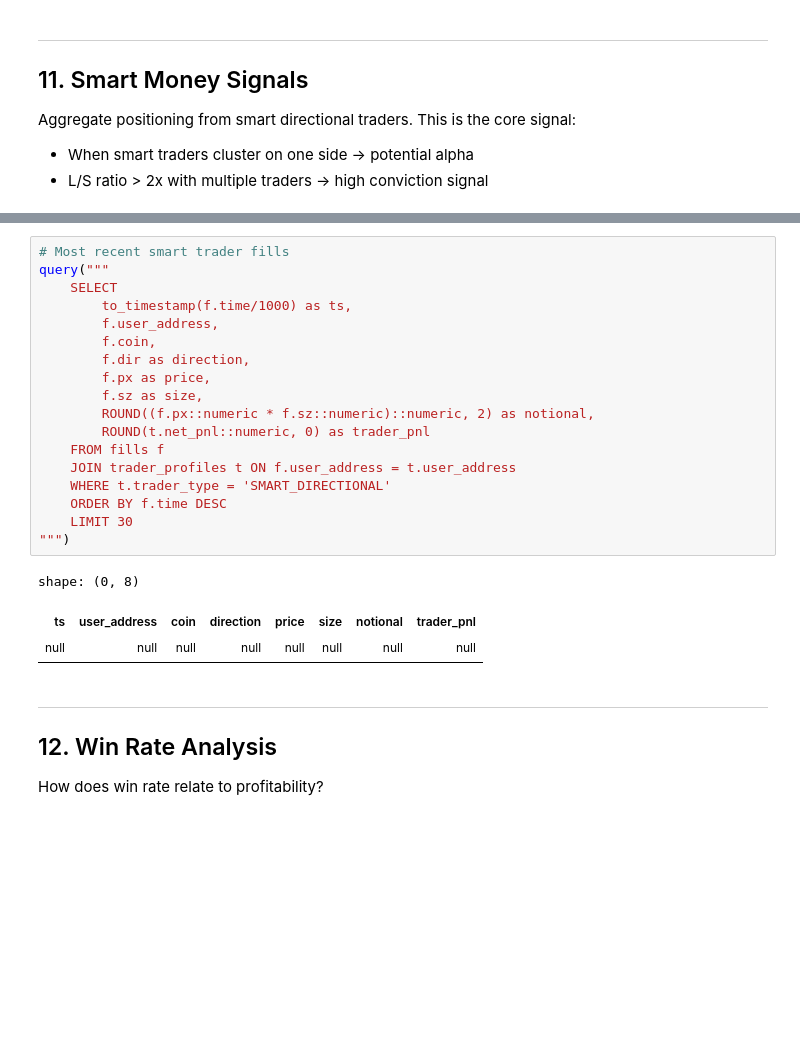
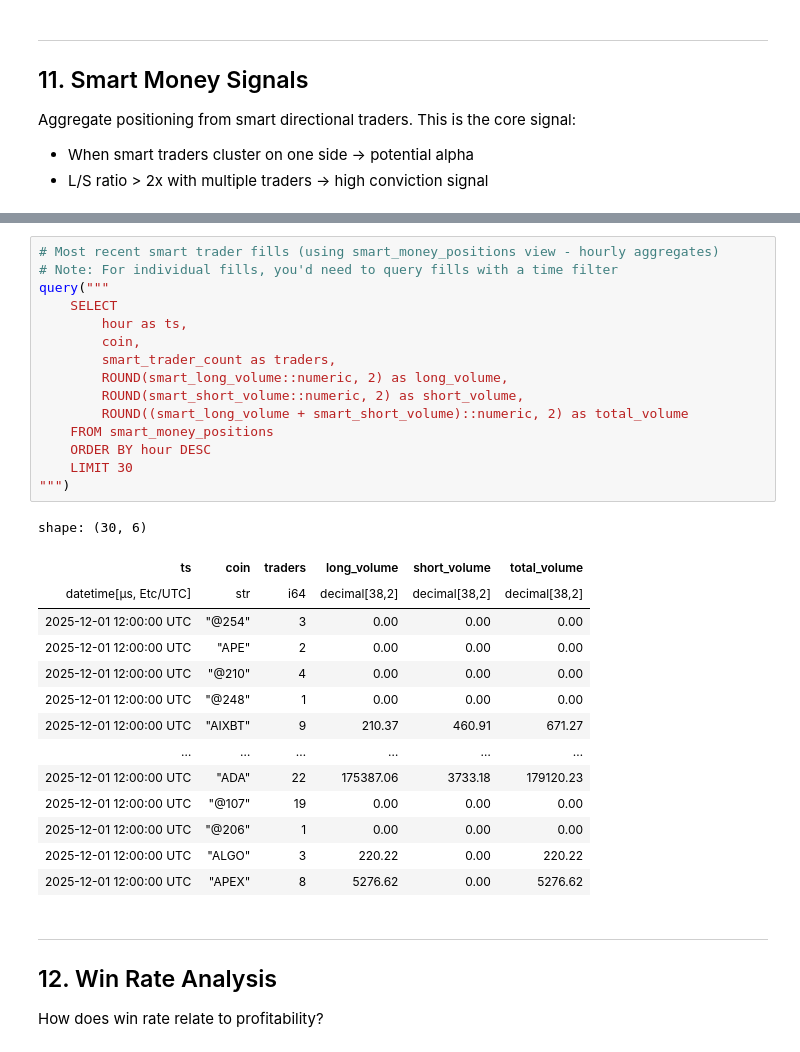
Before and after one commit to trevortrinh/vigil-hypertrace, a Jupyter notebook: notebooks/db_analysis.ipynb, the cells around one changed output, grey strips where cells are left out. Drawn from its saved outputs; the diff is of its cells as text; blank space fills up the shorter version.

```diff
--- a/notebooks/db_analysis.ipynb
+++ b/notebooks/db_analysis.ipynb
@@ -853,25 +875,33 @@ shape: (0, 6)
 # %%
-# Most recent smart trader fills
+# Most recent smart trader fills (using smart_money_positions view - hourly aggregates)
+# Note: For individual fills, you'd need to query fills with a time filter
 query("""
     SELECT
-        to_timestamp(f.time/1000) as ts,
-        f.user_address,
-        f.coin,
-        f.dir as direction,
-        f.px as price,
-        f.sz as size,
-        ROUND((f.px::numeric * f.sz::numeric)::numeric, 2) as notional,
-        ROUND(t.net_pnl::numeric, 0) as trader_pnl
-    FROM fills f
-    JOIN trader_profiles t ON f.user_address = t.user_address
-    WHERE t.trader_type = 'SMART_DIRECTIONAL'
-    ORDER BY f.time DESC
+        hour as ts,
+        coin,
+        smart_trader_count as traders,
+        ROUND(smart_long_volume::numeric, 2) as long_volume,
+        ROUND(smart_short_volume::numeric, 2) as short_volume,
+        ROUND((smart_long_volume + smart_short_volume)::numeric, 2) as total_volume
+    FROM smart_money_positions
+    ORDER BY hour DESC
     LIMIT 30
 """)
 # %% [output]
-shape: (0, 8)
+shape: (30, 6)
-| ts | user_address | coin | direction | price | size | notional | trader_pnl |
-| null | null | null | null | null | null | null | null |
+| ts | coin | traders | long_volume | short_volume | total_volume |
+| datetime[μs, Etc/UTC] | str | i64 | decimal[38,2] | decimal[38,2] | decimal[38,2] |
+| 2025-12-01 12:00:00 UTC | "@254" | 3 | 0.00 | 0.00 | 0.00 |
+| 2025-12-01 12:00:00 UTC | "APE" | 2 | 0.00 | 0.00 | 0.00 |
+| 2025-12-01 12:00:00 UTC | "@210" | 4 | 0.00 | 0.00 | 0.00 |
+| 2025-12-01 12:00:00 UTC | "@248" | 1 | 0.00 | 0.00 | 0.00 |
+| 2025-12-01 12:00:00 UTC | "AIXBT" | 9 | 210.37 | 460.91 | 671.27 |
+| … | … | … | … | … | … |
+| 2025-12-01 12:00:00 UTC | "ADA" | 22 | 175387.06 | 3733.18 | 179120.23 |
+| 2025-12-01 12:00:00 UTC | "@107" | 19 | 0.00 | 0.00 | 0.00 |
+| 2025-12-01 12:00:00 UTC | "@206" | 1 | 0.00 | 0.00 | 0.00 |
+| 2025-12-01 12:00:00 UTC | "ALGO" | 3 | 220.22 | 0.00 | 220.22 |
+| 2025-12-01 12:00:00 UTC | "APEX" | 8 | 5276.62 | 0.00 | 5276.62 |
 # %% [markdown]
 ---
 ## 12. Win Rate Analysis
```
Also changed, not shown: parts of 52 cells of this notebook.
